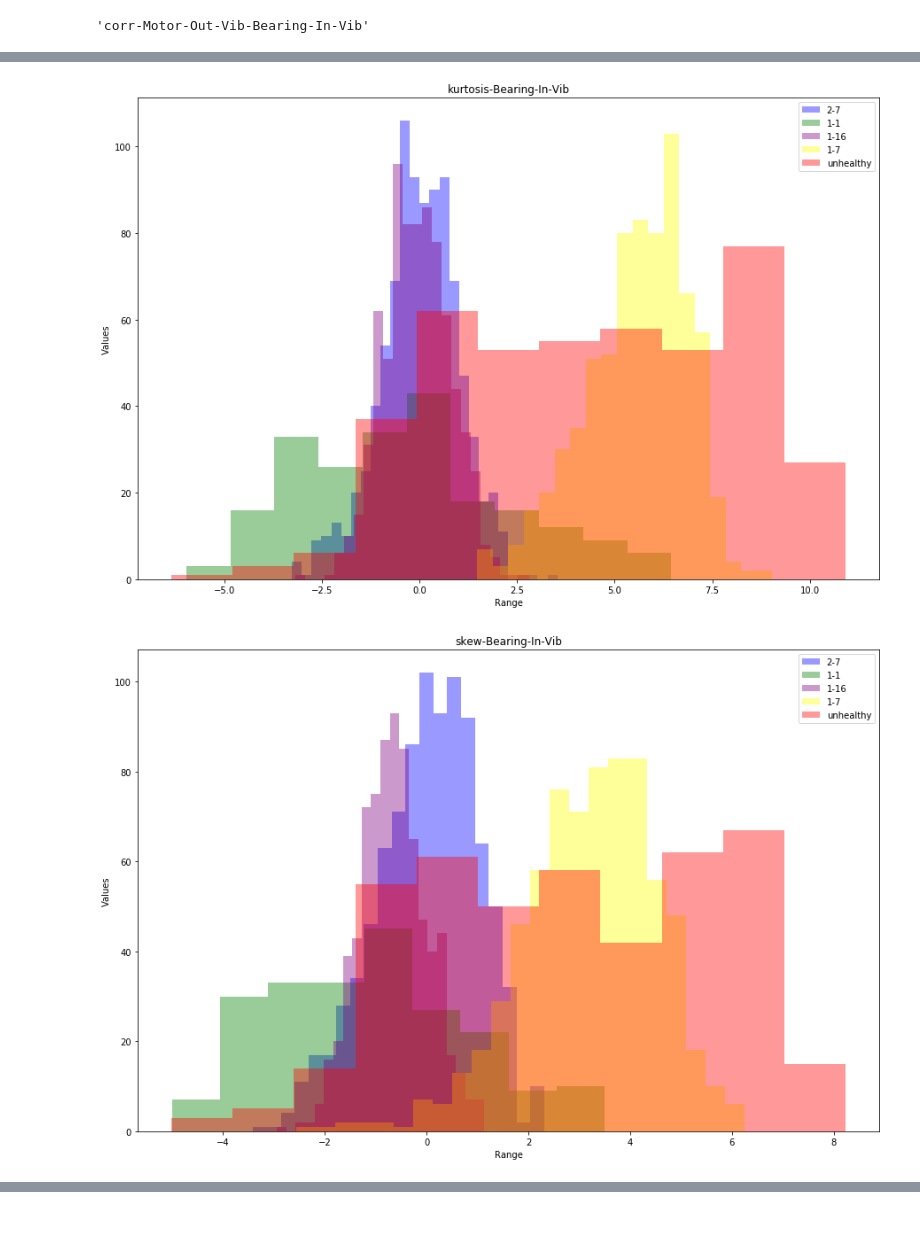
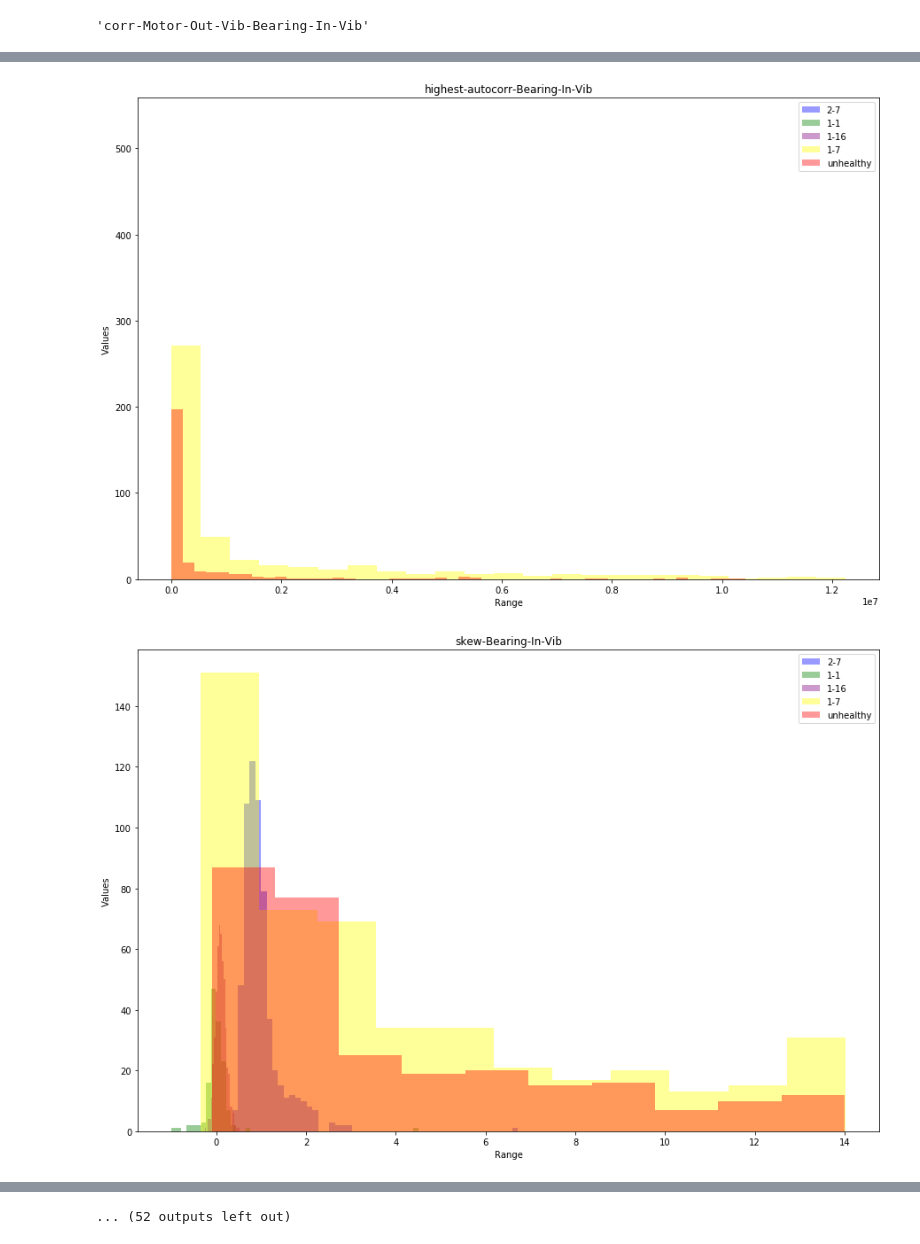
Before and after one commit to johnnyd710/cs-680-project, a Jupyter notebook: notebooks/som.ipynb, the cells around one changed output, grey strips where cells are left out. Drawn from its saved outputs; the diff is of its cells as text; code cells hidden in the pictures.

```diff
--- a/notebooks/som.ipynb
+++ b/notebooks/som.ipynb
@@ -17,7 +17,8 @@ def lookup(num):
     else: var = var_list[3]
 
     num = num % 8
-    name_lookup = {'0': 'pk-to-pk', '1': 'rms', '2': 'kurtosis', '3': 'skew', '4': 'standard-deviation'}
+    #name_lookup = {'0': 'pk-to-pk', '1': 'rms', '2': 'kurtosis', '3': 'skew', '4': 'standard-deviation'}
+    name_lookup = {'0': 'entropy', '1': 'no-peaks', '2': 'highest-autocorr', '3': 'skew', '4': 'standard-deviation'}
     name_lookup = {k: v + '-' + var for (k, v) in name_lookup.items()}
 
     n=0
@@ -33,7 +34,7 @@ lookup(29)
 'corr-Motor-Out-Vib-Bearing-In-Vib'
 # %%
 train = np.loadtxt('../data/training-data-som.csv', delimiter = ',')
-df_healthy = np.loadtxt("../data/testing-data-som.csv", delimiter = ',')
+df1 = np.loadtxt("../data/testing-data-som.csv", delimiter = ',')
 df2 = np.loadtxt("../data/testingtwo-data-som.csv", delimiter = ',')
 df3 = np.loadtxt("../data/testingthree-data-som.csv", delimiter = ',')
 df_failure = np.loadtxt("../data/failure-data-som.csv", delimiter = ',')
@@ -44,13 +45,5 @@ print(train.shape, df_healthy.shape, df2.shape, df3.shape, df_failure.shape)
-# %%
-from sklearn.preprocessing import StandardScaler
-sc = StandardScaler()
-train = sc.fit_transform(train)
-df_healthy = sc.transform(df_healthy)
-df2 = sc.transform(df2)
-df3 = sc.transform(df3)
-df_failure = sc.transform(df_failure)
 # %%
-print(train[0])
-noise = np.random.normal(0, 0.01, train.shape)
-train = train + noise
-print(train[0])
+#print(train[0])
+#noise = np.random.normal(0, 0.01, train.shape)
+#train = train + noise
+#print(train[0])
@@ -87,15 +65,14 @@ labels = range(train.shape[0] + df_healthy.shape[0]* df_failure.shape[0])
 # %%
 import seaborn as sns
 
-sel = [14,15,22,30] #[0,1,2,3,4,14,15,16,17,20,22,24,25,28,30]
 
-dfs = [train, df_healthy, df2, df3, df_failure]
-dataset_labels = ['train', '2-7', '1-1', '1-16', '1-7', 'failure']
+dfs = [train, df1, df2, df3, df_failure]
+dataset_labels = ['2-7', '1-1', '1-16', '1-7', '1-14 (failure)']
 
 for col in range(0, train.shape[1]):
     plt.figure(figsize=(15,10))
     sns.distplot(train[:,col], color = 'blue', kde=False, label='2-7')
-    sns.distplot(df_healthy[:,col], color = 'green', kde=False, label='1-1')
+    sns.distplot(df1[:,col], color = 'green', kde=False, label='1-1')
     sns.distplot(df2[:,col], color = 'purple', kde=False, label='1-16')
     sns.distplot(df3[:,col], color = 'yellow', kde=False, label='1-7')
     sns.distplot(df_failure[:,col], color = 'red', kde=False, label='unhealthy')
@@ -108,8 +85,8 @@ for col in range(0, train.shape[1]):
     #plt.show()
 
 for col in range(0, train.shape[1]):
-    mean = [np.mean(d[col]) for d in dfs]
-    error = [np.std(d[col]) for d in dfs]
+    mean = [np.mean(d[:,col]) for d in dfs]
+    error = [np.std(d[:,col]) for d in dfs]
     fig, ax = plt.subplots(figsize=(15,10))
     ax.bar(np.arange(len(mean)), mean, yerr=error, align='center', alpha=0.5,
                                 ecolor='black', capsize=25)
@@ -121,7 +98,7 @@ for col in range(0, train.shape[1]):
 
     # Save the figure and show
     plt.tight_layout()
-    plt.savefig('../figs/' + lookup(col) + '-bar.png')
+    plt.savefig('../figs/' + 'bar-' + lookup(col) + str(col) + '.png')
 
     #plt.show()
 # %% [output]
@@ -130,2 +107,2 @@ for col in range(0, train.shape[1]):
-[figure, old version]
+[figure, new version]
-[figure, old version]
+[figure, new version]
@@ -135,0 +117 @@ for col in range(0, train.shape[1]):
+... (52 outputs left out)
```
Also changed, not shown: parts of 17 cells of this notebook, 1 other file.
